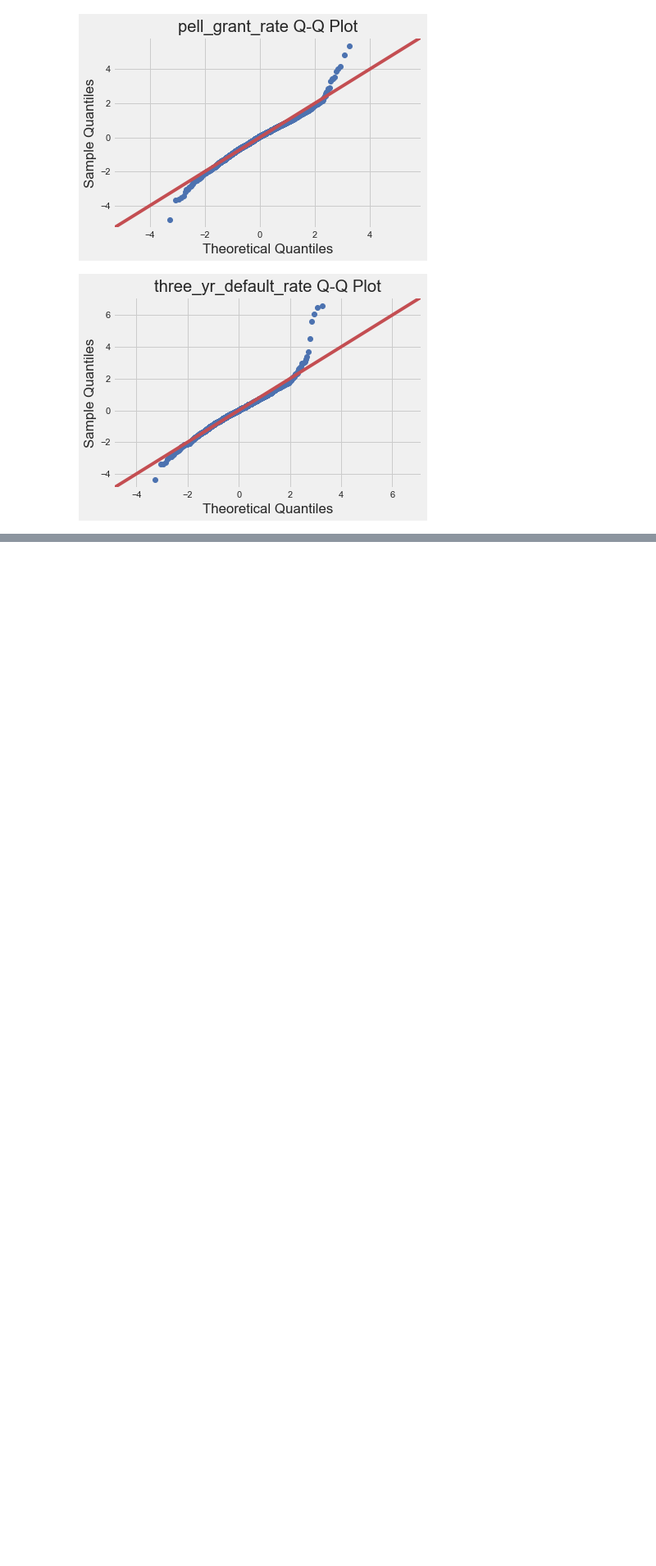
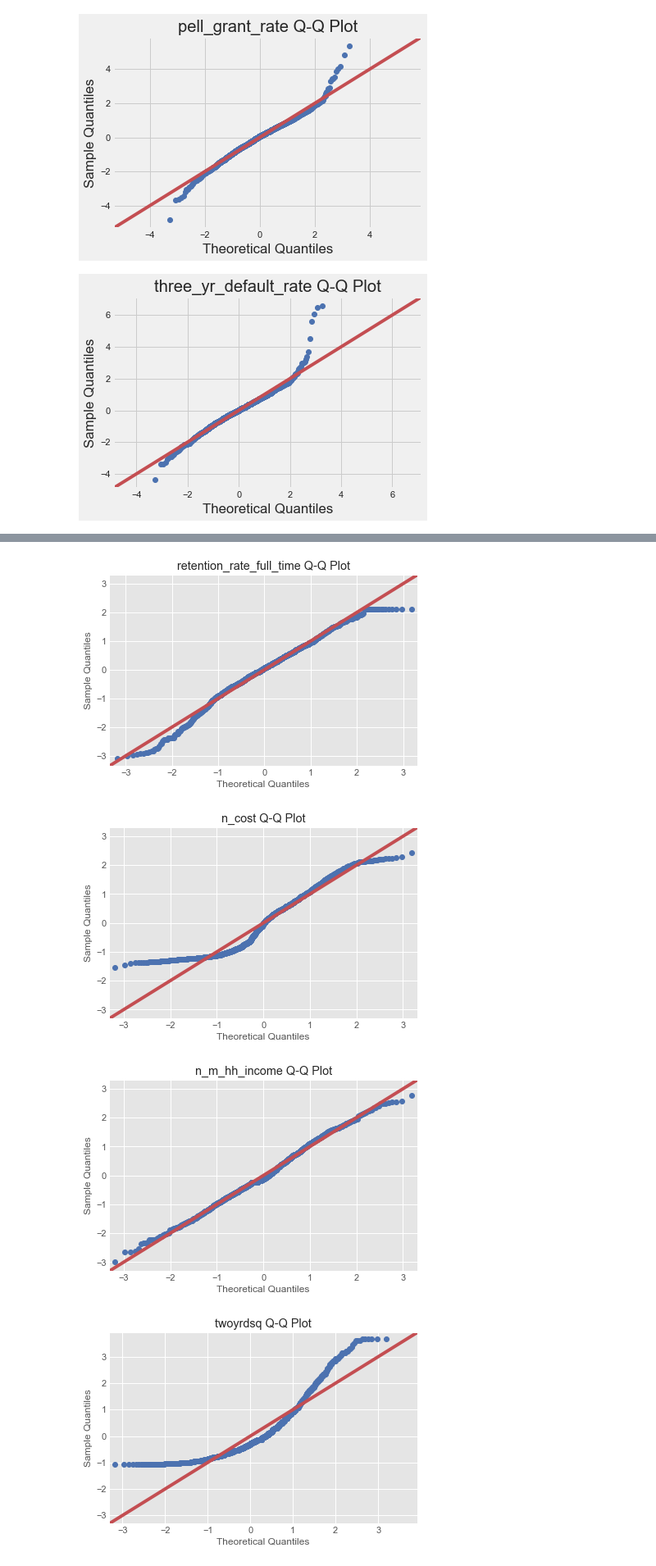
Before and after one commit to thomsu/College_Scorecard, a Jupyter notebook: Untitled.ipynb, the cells around one changed output, grey strips where cells are left out. Shown at 82% size. Saved outputs shown, nothing was run; the diff lists cells and outputs as text; code cells hidden in the pictures; blank space fills up the shorter version.

```diff
--- a/Untitled.ipynb
+++ b/Untitled.ipynb
@@ -809,0 +841,10 @@ for label in golden_features_list.index:
+# %%
+for label in golden_features_list.index:
+    fig = sm.graphics.qqplot(df4predcopy[label], dist=stats.norm, line='45', fit=True)
+    plt.title(f'{label} Q-Q Plot')
+    fig.show();
+# %% [output]
+[figure, added]
+[figure, added]
+[figure, added]
+[figure, added]
```
Also changed, not shown: parts of 50 cells of this notebook, 2 other files.
